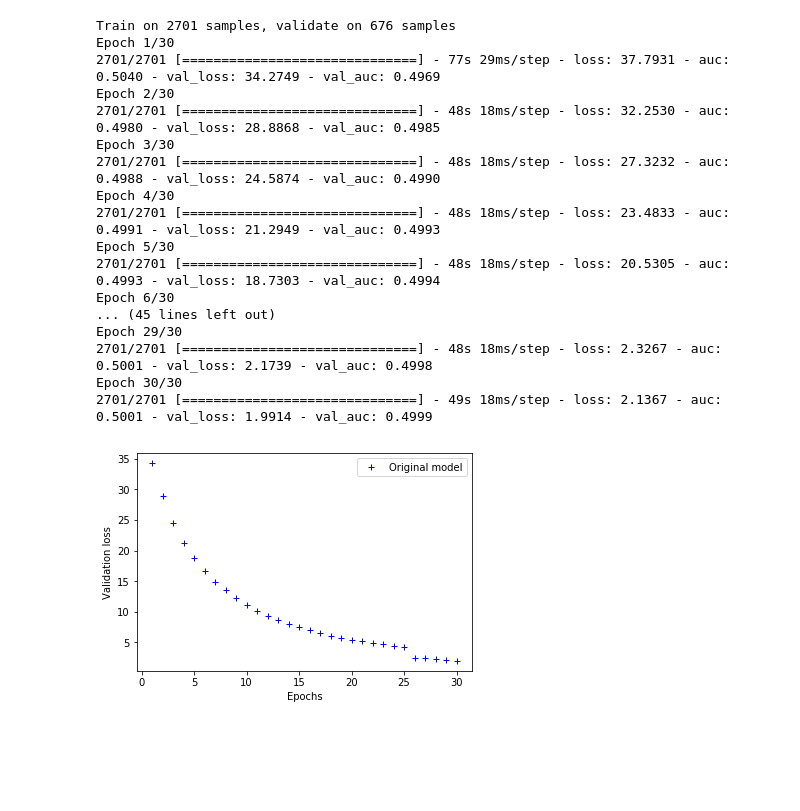
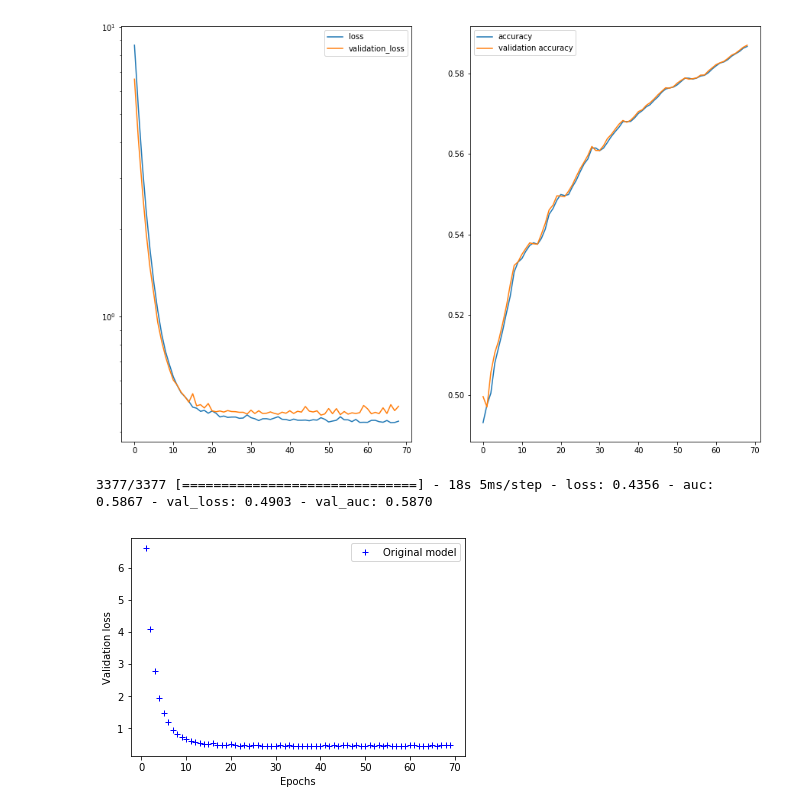
Before and after one commit to glebvk85/competitions, a Jupyter notebook: mlbootcamp/telecom_data_camp/train-dnn.ipynb, the cells around one changed output. Saved outputs shown, nothing was run; the diff lists cells and outputs as text; code cells hidden in the pictures; blank space fills up the shorter version.

```diff
--- a/mlbootcamp/telecom_data_camp/train-dnn.ipynb
+++ b/mlbootcamp/telecom_data_camp/train-dnn.ipynb
@@ -7,5 +60,5 @@ from datetime import datetime
 # %%
-TRAIN = True
+TRAIN = False
 # %%
 path = 'c:/data/mlbootcamp/dataset/'
 path_train = path + 'train/'
@@ -185,7 +242,9 @@ columns_chhn = ['AVEUSERNUMBER', 'AVEUSERNUMBER_PLMN',
 # %%
 def get_extend_data(type_data, column_name):
     fname = pathfiles + path_features + '{}_{}.csv'.format(type_data, column_name)
-    return pd.read_csv(fname)
+    result = pd.read_csv(fname)
+    cust_columns = result.columns[:1 + 8 * 15]
+    return result[cust_columns]
 
 def get_all_data():
     result = None
@@ -283,22 +345,27 @@ def create_dnn_model():
 
     model = Sequential()
 
-    model.add(Dense(2048, input_shape=(X.shape[1],), activation="relu", kernel_initializer="uniform", kernel_regularizer=regularizers.l2(0.0001)))
+    model.add(Dense(1024, input_shape=(X.shape[1],), activation="relu", kernel_initializer="uniform", kernel_regularizer=regularizers.l2(0.0001)))
     model.add(Dropout(0.5))
-    model.add(Dense(2048, activation="relu", kernel_initializer="uniform", kernel_regularizer=regularizers.l2(0.001)))
+    model.add(Dense(1024, activation="relu", kernel_initializer="uniform", kernel_regularizer=regularizers.l2(0.001)))
     model.add(Dropout(0.5))
-    model.add(Dense(2048, activation="relu", kernel_initializer="uniform", kernel_regularizer=regularizers.l2(0.001)))
+    model.add(Dense(1024, activation="relu", kernel_initializer="uniform", kernel_regularizer=regularizers.l2(0.001)))
     model.add(Dropout(0.5))
-    model.add(Dense(2048, activation="relu", kernel_initializer="uniform", kernel_regularizer=regularizers.l2(0.001)))
+    model.add(Dense(1024, activation="relu", kernel_initializer="uniform", kernel_regularizer=regularizers.l2(0.001)))
     model.add(Dropout(0.5))
-    model.add(Dense(2048, activation="relu", kernel_initializer="uniform", kernel_regularizer=regularizers.l2(0.001)))
+    model.add(Dense(1024, activation="relu", kernel_initializer="uniform", kernel_regularizer=regularizers.l2(0.001)))
     model.add(Dropout(0.5))
-    model.add(Dense(2048, activation="relu", kernel_initializer="uniform", kernel_regularizer=regularizers.l2(0.001)))
+    model.add(Dense(1024, activation="relu", kernel_initializer="uniform", kernel_regularizer=regularizers.l2(0.001)))
     model.add(Dropout(0.5))
-    model.add(Dense(2048, activation="relu", kernel_initializer="uniform", kernel_regularizer=regularizers.l2(0.001)))
+    model.add(Dense(1024, activation="relu", kernel_initializer="uniform", kernel_regularizer=regularizers.l2(0.001)))
     model.add(Dropout(0.5))
-    model.add(Dense(2048, activation="relu", kernel_initializer="uniform", kernel_regularizer=regularizers.l2(0.001)))
-
+    model.add(Dense(1024, activation="relu", kernel_initializer="uniform", kernel_regularizer=regularizers.l2(0.001)))
+    model.add(Dropout(0.5))
+    model.add(Dense(1024, activation="relu", kernel_initializer="uniform", kernel_regularizer=regularizers.l2(0.001)))
+    model.add(Dropout(0.5))
+    model.add(Dense(1024, activation="relu", kernel_initializer="uniform", kernel_regularizer=regularizers.l2(0.001)))
+    model.add(Dropout(0.5))
+    model.add(Dense(1024, activation="relu", kernel_initializer="uniform", kernel_regularizer=regularizers.l2(0.001)))
 
 
     model.add(Dense(1, activation="sigmoid", kernel_initializer="uniform"))
@@ -306,25 +373,10 @@ def create_dnn_model():
     model.compile(loss='binary_crossentropy', metrics=[auc], optimizer='adam')
     return model
 # %%
-count_epochs = 30
+count_epochs = 100
 model = create_dnn_model()
-#early_stopping_monitor = EarlyStopping(patience=20)
-history = model.fit(np.array(X_train), np.array(y_train), batch_size = 256, epochs = count_epochs, verbose=1, validation_split=0.2, class_weight=class_weights)
+early_stopping_monitor = EarlyStopping(patience=20)
+history = model.fit(np.array(X), np.array(y), batch_size = 128, epochs = count_epochs, verbose=1, validation_split=0.2, class_weight=class_weights, callbacks=[plot,early_stopping_monitor])
 # %% [output]
+[figure, added]
-Train on 2701 samples, validate on 676 samples
-Epoch 1/30
-2701/2701 [==============================] - 77s 29ms/step - loss: 37.7931 - auc: 0.5040 - val_loss: 34.2749 - val_auc: 0.4969
-Epoch 2/30
-2701/2701 [==============================] - 48s 18ms/step - loss: 32.2530 - auc: 0.4980 - val_loss: 28.8868 - val_auc: 0.4985
-Epoch 3/30
-2701/2701 [==============================] - 48s 18ms/step - loss: 27.3232 - auc: 0.4988 - val_loss: 24.5874 - val_auc: 0.4990
-Epoch 4/30
-2701/2701 [==============================] - 48s 18ms/step - loss: 23.4833 - auc: 0.4991 - val_loss: 21.2949 - val_auc: 0.4993
-Epoch 5/30
-2701/2701 [==============================] - 48s 18ms/step - loss: 20.5305 - auc: 0.4993 - val_loss: 18.7303 - val_auc: 0.4994
-Epoch 6/30
-... (45 lines left out)
-Epoch 29/30
-2701/2701 [==============================] - 48s 18ms/step - loss: 2.3267 - auc: 0.5001 - val_loss: 2.1739 - val_auc: 0.4998
-Epoch 30/30
-2701/2701 [==============================] - 49s 18ms/step - loss: 2.1367 - auc: 0.5001 - val_loss: 1.9914 - val_auc: 0.4999
+3377/3377 [==============================] - 18s 5ms/step - loss: 0.4356 - auc: 0.5867 - val_loss: 0.4903 - val_auc: 0.5870
@@ -331,16 +385,16 @@ Epoch 30/30
 # %%
-epochs = range(1, count_epochs + 1)
+epochs = range(1, 69 + 1)
 history_gr = history.history['val_loss']
 import matplotlib.pyplot as plt
 
 plt.plot(epochs, history_gr, 'b+', label='Original model')
 plt.xlabel('Epochs')
 plt.ylabel('Validation loss')
 plt.legend()
 
 plt.show()
 # %% [output]
-[figure, old version]
+[figure, new version]
 # %%
 predict = model.predict(np.array(X_test))
 score = roc_auc_score(y_test, predict)
```
Also changed, not shown: parts of 23 cells of this notebook.
